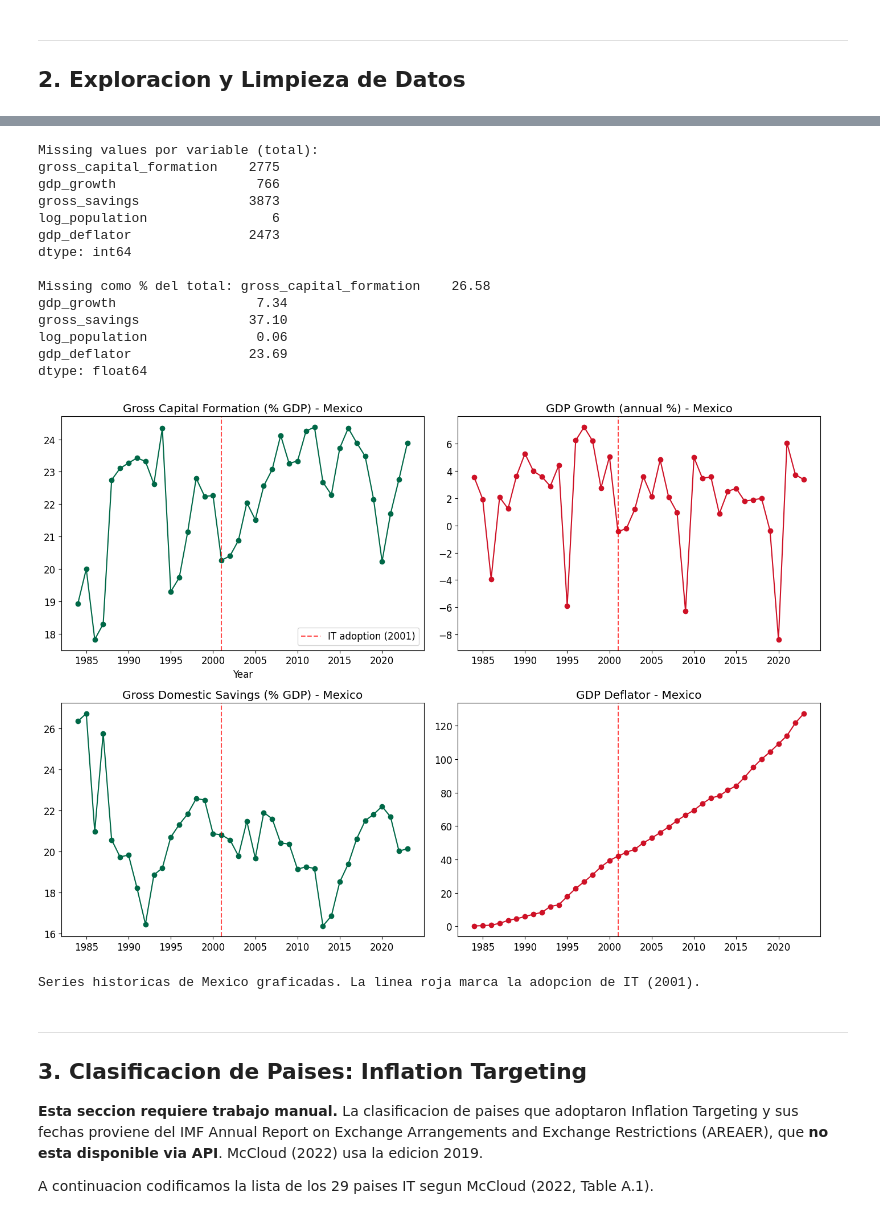
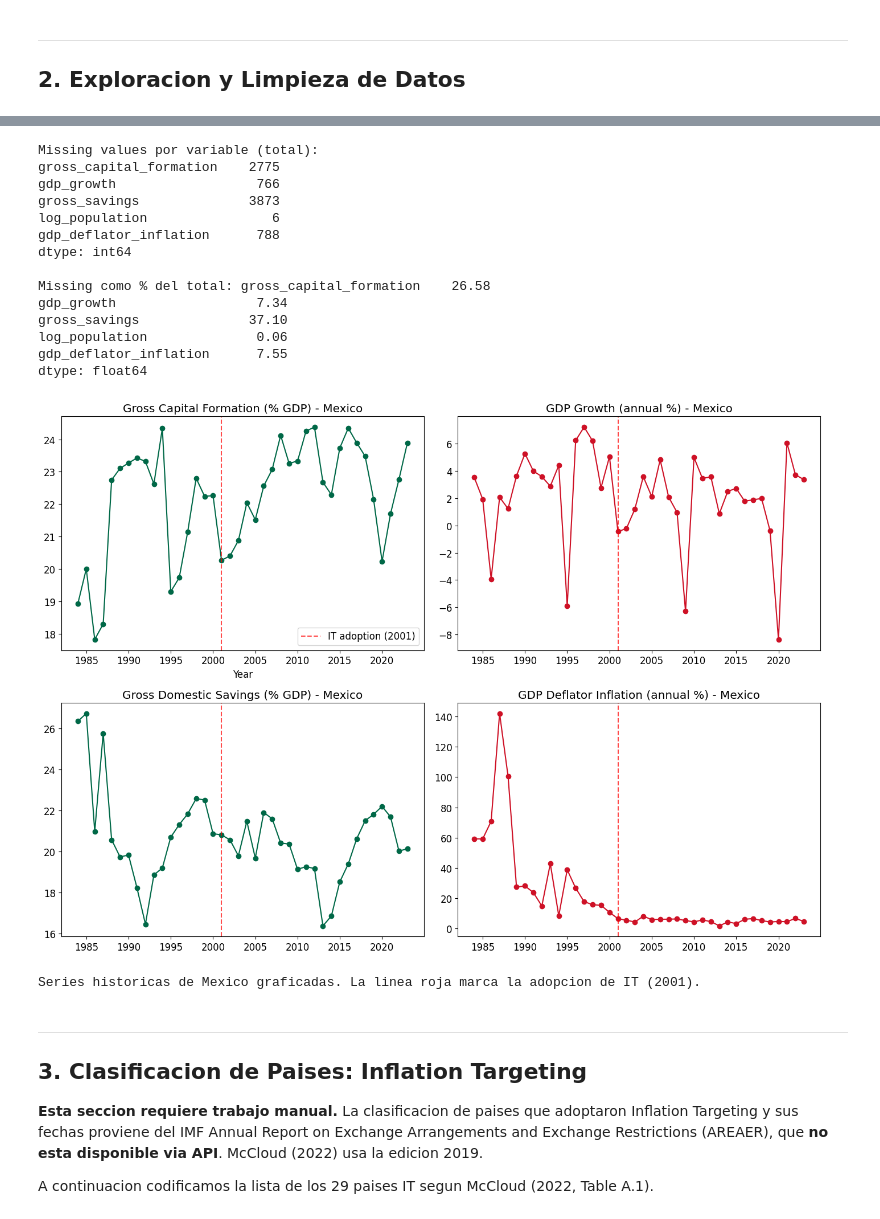
Before and after one commit to br0san/synth_con_econ_II, a Jupyter notebook: script/01_data_pipeline.ipynb, the cells around one changed output, grey strips where cells are left out. Saved outputs shown, nothing was run; the diff lists cells and outputs as text; code cells hidden in the pictures.

Commit message:
cambios en 01 y .md de replicación, handoff de la sesión, datos e imagenes generadas

```diff
--- a/script/01_data_pipeline.ipynb
+++ b/script/01_data_pipeline.ipynb
@@ -63,12 +69,14 @@ Usamos directamente la API del Banco Mundial (v2) porque `wbwdi` tiene un bug de
 **Documentacion de la API:** https://datahelpdesk.worldbank.org/knowledgebase/articles/898581-api-basic-call-structure
 # %%
 # Definir los indicadores y el rango de anios
+# NOTA: Usamos NY.GDP.DEFL.KD.ZG (inflacion, comparable entre paises)
+#       NO NY.GDP.DEFL.ZS (nivel, base year varia por pais = incomparable)
 INDICATORS = {
     'NE.GDI.TOTL.ZS':       'gross_capital_formation',
     'NY.GDP.MKTP.KD.ZG':    'gdp_growth',
     'NY.GNS.ICTR.ZS':       'gross_savings',
     'SP.POP.TOTL':          'population',
-    'NY.GDP.DEFL.ZS':       'gdp_deflator',
+    'NY.GDP.DEFL.KD.ZG':    'gdp_deflator_inflation',
     'FR.INR.LEND':          'lending_rate',
     'BX.KLT.DINV.WD.GD.ZS': 'fdi_inflows',
     'BM.KLT.DINV.WD.GD.ZS': 'fdi_outflows',
@@ -78,4 +86,4 @@ START_YEAR = 1984
 END_YEAR = 2023
 
 print(f'Descargando {len(INDICATORS)} indicadores para {START_YEAR}-{END_YEAR}...')
-print('Usando API directa del Banco Mundial (wbwdi tiene bug de schema en Polars).')
+print('Usando API directa del Banco Mundial.')
@@ -228,8 +259,9 @@ Agregados excluidos (ejemplos):
 df['log_population'] = np.log(df['population'])
 
 # Analizar missing values en variables clave
+# NOTA: gdp_deflator_inflation reemplaza al viejo gdp_deflator (niveles no comparables)
 key_vars = ['gross_capital_formation', 'gdp_growth', 'gross_savings',
-            'log_population', 'gdp_deflator']
+            'log_population', 'gdp_deflator_inflation']
 
 print('Missing values por variable (total):')
 print(df[key_vars].isnull().sum())
@@ -240,45 +272,45 @@ gross_capital_formation    2775
 gdp_growth                  766
 gross_savings              3873
 log_population                6
-gdp_deflator               2473
+gdp_deflator_inflation      788
 dtype: int64
 
 Missing como % del total: gross_capital_formation    26.58
 gdp_growth                  7.34
 gross_savings              37.10
 log_population              0.06
-gdp_deflator               23.69
+gdp_deflator_inflation      7.55
 dtype: float64
 # %%
 # Visualizar cobertura temporal para Mexico
 mexico = df[df['country_name'] == 'Mexico'].copy()
 
 fig, axes = plt.subplots(2, 2, figsize=(14, 10))
 
 axes[0, 0].plot(mexico['year'], mexico['gross_capital_formation'], 'o-', color='#006847')
 axes[0, 0].axvline(x=2001, color='red', linestyle='--', alpha=0.7, label='IT adoption (2001)')
 axes[0, 0].set_title('Gross Capital Formation (% GDP) - Mexico')
 axes[0, 0].set_xlabel('Year')
 axes[0, 0].legend()
 
 axes[0, 1].plot(mexico['year'], mexico['gdp_growth'], 'o-', color='#ce1126')
 axes[0, 1].axvline(x=2001, color='red', linestyle='--', alpha=0.7)
 axes[0, 1].set_title('GDP Growth (annual %) - Mexico')
 
 axes[1, 0].plot(mexico['year'], mexico['gross_savings'], 'o-', color='#006847')
 axes[1, 0].axvline(x=2001, color='red', linestyle='--', alpha=0.7)
 axes[1, 0].set_title('Gross Domestic Savings (% GDP) - Mexico')
 
-axes[1, 1].plot(mexico['year'], mexico['gdp_deflator'], 'o-', color='#ce1126')
+axes[1, 1].plot(mexico['year'], mexico['gdp_deflator_inflation'], 'o-', color='#ce1126')
 axes[1, 1].axvline(x=2001, color='red', linestyle='--', alpha=0.7)
-axes[1, 1].set_title('GDP Deflator - Mexico')
+axes[1, 1].set_title('GDP Deflator Inflation (annual %) - Mexico')
 
 plt.tight_layout()
 plt.savefig(OUT_DIR / 'mexico_series_preview.png', dpi=150, bbox_inches='tight')
 plt.show()
 print('Series historicas de Mexico graficadas. La linea roja marca la adopcion de IT (2001).')
 # %% [output]
-[figure, old version]
+[figure, new version]
 Series historicas de Mexico graficadas. La linea roja marca la adopcion de IT (2001).
 # %% [markdown]
 ---
```
Also changed, not shown: parts of 28 cells of this notebook, 5 other files.
